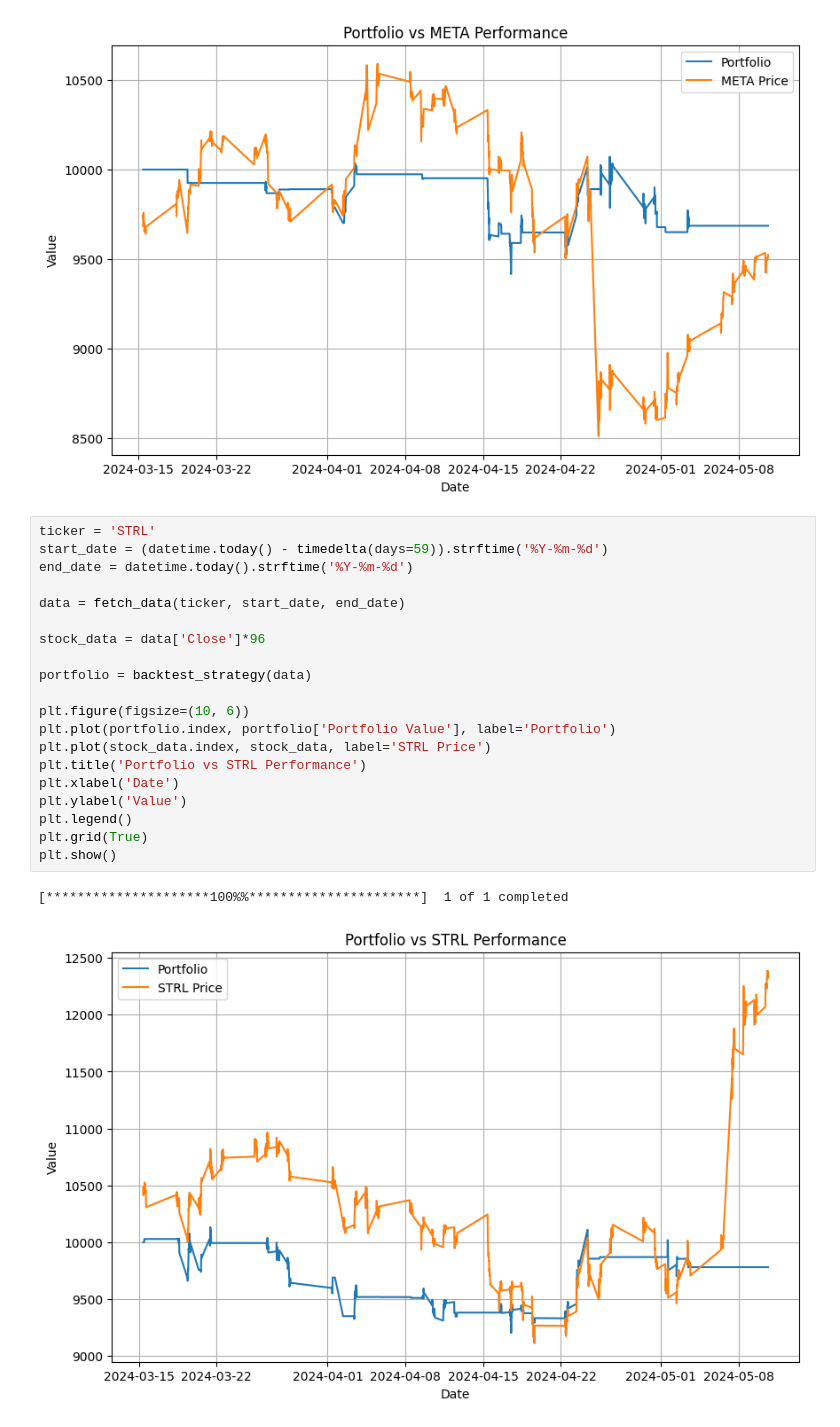
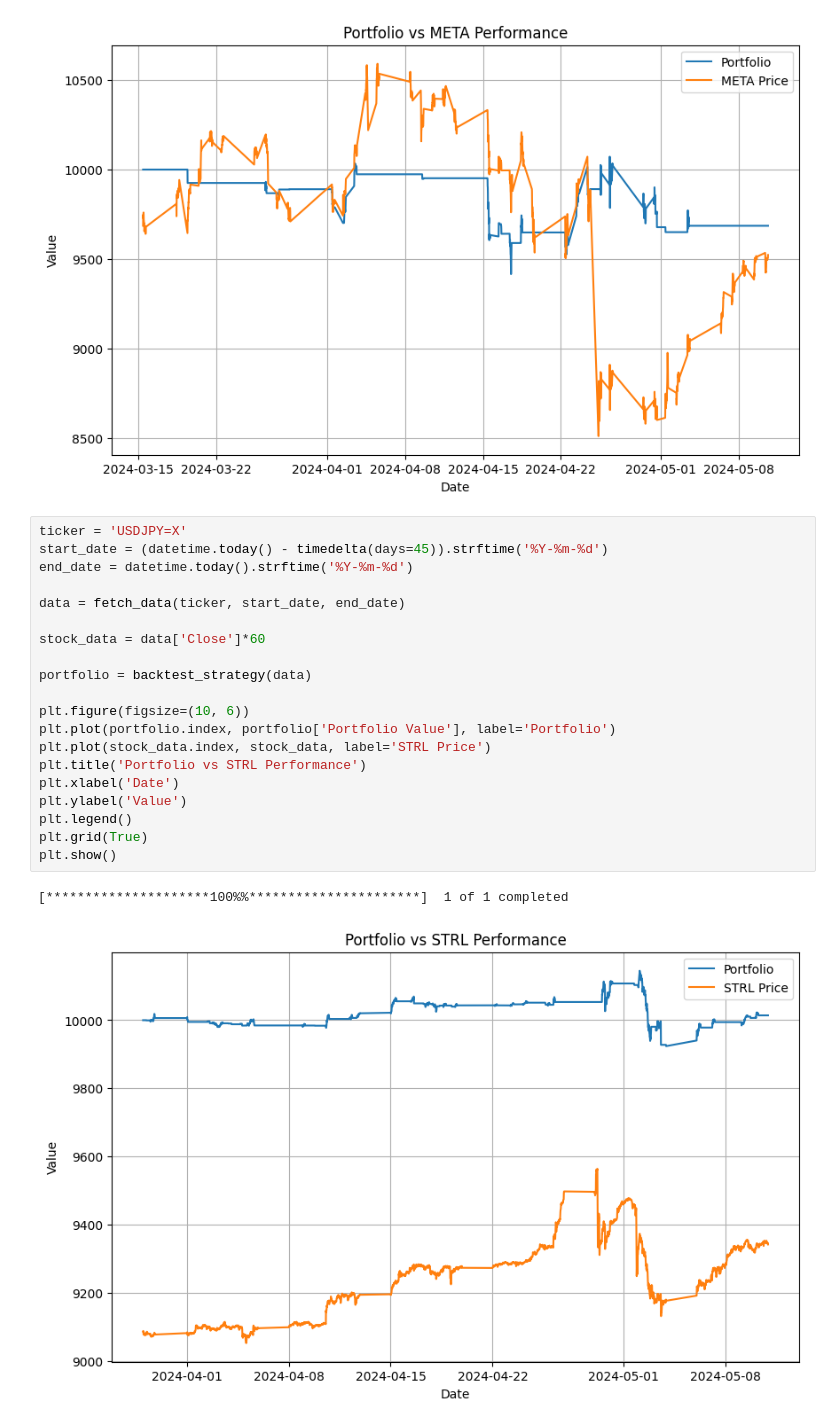
Before and after one commit to jfour1e/Quant-Algo-Trading, a Jupyter notebook: backtesting.ipynb, the cells around one changed output. Drawn from its saved outputs; the diff is of its cells as text.

```diff
--- a/backtesting.ipynb
+++ b/backtesting.ipynb
@@ -235,25 +265,25 @@ plt.show()
 [*********************100%%**********************]  1 of 1 completed
 [figure]
 # %%
-ticker = 'STRL'
-start_date = (datetime.today() - timedelta(days=59)).strftime('%Y-%m-%d')
+ticker = 'USDJPY=X'
+start_date = (datetime.today() - timedelta(days=45)).strftime('%Y-%m-%d')
 end_date = datetime.today().strftime('%Y-%m-%d')
 
 data = fetch_data(ticker, start_date, end_date)
 
-stock_data = data['Close']*96
+stock_data = data['Close']*60
 
 portfolio = backtest_strategy(data)
 
 plt.figure(figsize=(10, 6))
 plt.plot(portfolio.index, portfolio['Portfolio Value'], label='Portfolio')
 plt.plot(stock_data.index, stock_data, label='STRL Price')
 plt.title('Portfolio vs STRL Performance')
 plt.xlabel('Date')
 plt.ylabel('Value')
 plt.legend()
 plt.grid(True)
 plt.show()
 # %% [output]
 [*********************100%%**********************]  1 of 1 completed
-[figure, old version]
+[figure, new version]
```
Also changed, not shown: parts of 5 cells of this notebook, 2 other files.
